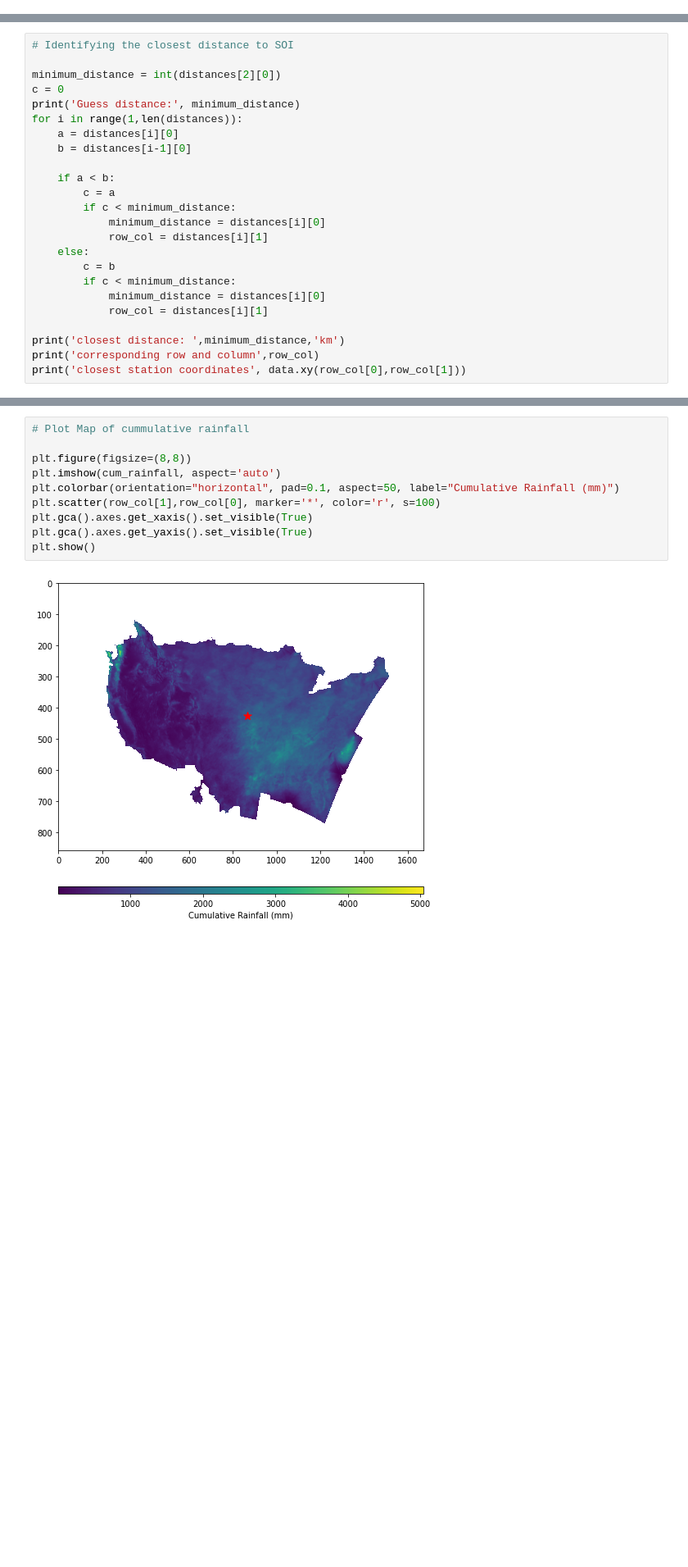
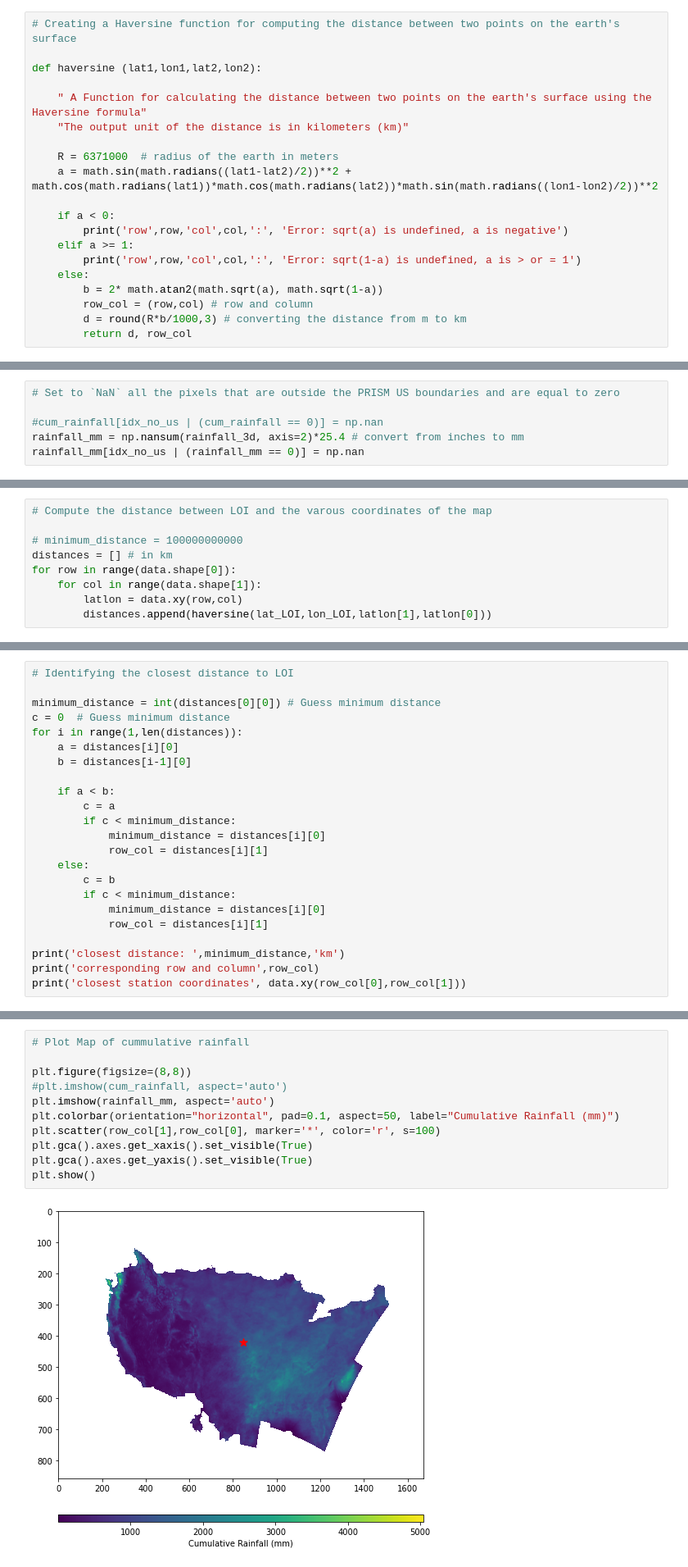
Before and after one commit to parkernath32/semester_project, a Jupyter notebook: Code.ipynb, the cells around one changed output, grey strips where cells are left out. Shown at 82% size. Saved outputs shown, nothing was run; the diff lists cells and outputs as text; blank space fills up the shorter version.

```diff
--- a/Code.ipynb
+++ b/Code.ipynb
@@ -167,0 +54,20 @@ for row in range(data.shape[0]):
+# %%
+# Creating a Haversine function for computing the distance between two points on the earth's surface
+
+def haversine (lat1,lon1,lat2,lon2):
+
+    " A Function for calculating the distance between two points on the earth's surface using the Haversine formula"
+    "The output unit of the distance is in kilometers (km)"
+
+    R = 6371000  # radius of the earth in meters
+    a = math.sin(math.radians((lat1-lat2)/2))**2 + math.cos(math.radians(lat1))*math.cos(math.radians(lat2))*math.sin(math.radians((lon1-lon2)/2))**2
+
+    if a < 0:
+        print('row',row,'col',col,':', 'Error: sqrt(a) is undefined, a is negative')
+    elif a >= 1:
+        print('row',row,'col',col,':', 'Error: sqrt(1-a) is undefined, a is > or = 1')
+    else:
+        b = 2* math.atan2(math.sqrt(a), math.sqrt(1-a))
+        row_col = (row,col) # row and column
+        d = round(R*b/1000,3) # converting the distance from m to km
+        return d, row_col
@@ -167,0 +190,6 @@ for row in range(data.shape[0]):
+# %%
+# Set to `NaN` all the pixels that are outside the PRISM US boundaries and are equal to zero
+
+#cum_rainfall[idx_no_us | (cum_rainfall == 0)] = np.nan
+rainfall_mm = np.nansum(rainfall_3d, axis=2)*25.4 # convert from inches to mm
+rainfall_mm[idx_no_us | (rainfall_mm == 0)] = np.nan
@@ -168,3 +201,12 @@ for row in range(data.shape[0]):
+# %%
+# Compute the distance between LOI and the varous coordinates of the map
+
+# minimum_distance = 100000000000
+distances = [] # in km
+for row in range(data.shape[0]):
+    for col in range(data.shape[1]):
+        latlon = data.xy(row,col)
+        distances.append(haversine(lat_LOI,lon_LOI,latlon[1],latlon[0]))
 # %%
 # Inspect the distances computed
 
@@ -176,9 +220,8 @@ distances[1]
 # %%
-# Identifying the closest distance to SOI
+# Identifying the closest distance to LOI
 
-minimum_distance = int(distances[2][0])
-c = 0
-print('Guess distance:', minimum_distance)
+minimum_distance = int(distances[0][0]) # Guess minimum distance
+c = 0  # Guess minimum distance
 for i in range(1,len(distances)):
     a = distances[i][0]
     b = distances[i-1][0]
@@ -212,12 +256,13 @@ The rainfall in Topeka is: 1398.43 mm
 # %%
 # Plot Map of cummulative rainfall
 
 plt.figure(figsize=(8,8))
-plt.imshow(cum_rainfall, aspect='auto')
+#plt.imshow(cum_rainfall, aspect='auto')
+plt.imshow(rainfall_mm, aspect='auto')
 plt.colorbar(orientation="horizontal", pad=0.1, aspect=50, label="Cumulative Rainfall (mm)")
 plt.scatter(row_col[1],row_col[0], marker='*', color='r', s=100)
 plt.gca().axes.get_xaxis().set_visible(True)
 plt.gca().axes.get_yaxis().set_visible(True)
 plt.show()
 # %% [output]
-[figure, old version]
+[figure, new version]
```
Also changed, not shown: parts of 40 cells of this notebook, 1 other file.
